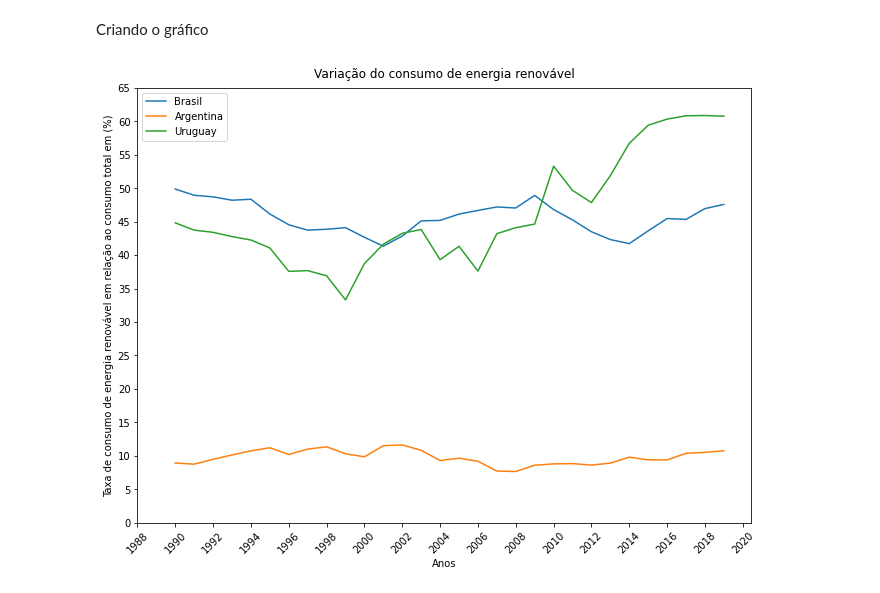
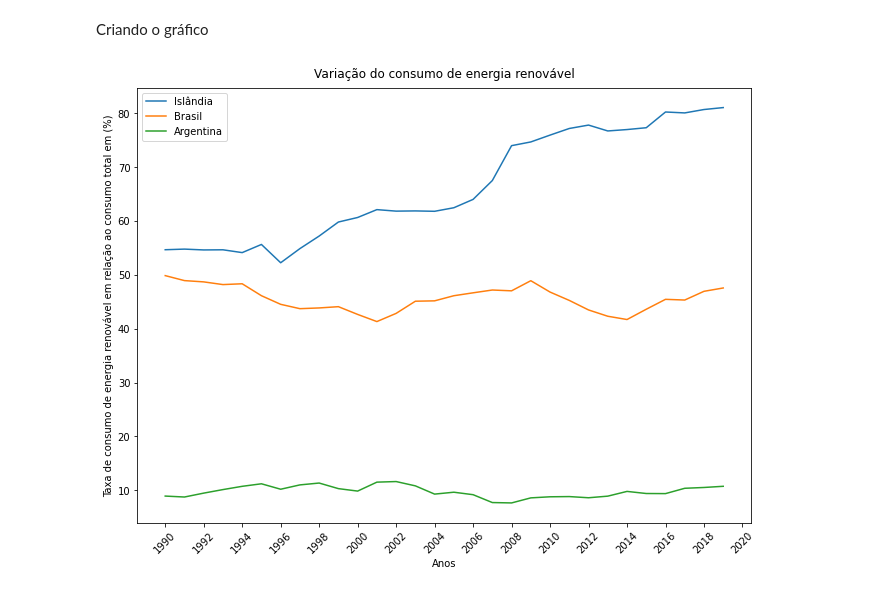
Before and after one commit to eriksoaress/EnergiaRenovavel---Erik-e-Gustavo-Antony, a Jupyter notebook: aps1/APS1.ipynb, the cells around one changed output. Drawn from its saved outputs; the diff is of its cells as text; code cells hidden in the pictures.

Commit message:
add iceland e alterando gráfico

```diff
--- a/aps1/APS1.ipynb
+++ b/aps1/APS1.ipynb
@@ -11,36 +11,33 @@ brasil = df['Country Name'] == 'Brazil'
 brasil_df = df.loc[brasil]
 argentina = df['Country Name'] == "Argentina"
 argentina_df = df.loc[argentina]
-uruguay = df['Country Name'] == "Uruguay"
-uruguay_df = df.loc[uruguay]
+iceland = df['Country Name'] == "Iceland"
+iceland_df = df.loc[iceland]
 # %% [markdown]
 Inicializando e preenchendo as listas que serão utilizadas nos plots
 # %%
 anos = []
 porcentagens_brasil = []
 porcentagens_argentina = []
-porcentagens_uruguay = []
+porcentagens_iceland = []
 for a in range(1960,2022):
     anos.append(str(a))
     porcentagens_brasil.append(brasil_df[str(a)])
     porcentagens_argentina.append(argentina_df[str(a)])
-    porcentagens_uruguay.append(uruguay_df[str(a)])
-anos_int = []
-for ano in anos:
-    anos_int.append(int(ano))
+    porcentagens_iceland.append(iceland_df[str(a)])
+anos_int = list(range(1960,2022))
 # %% [markdown]
 Criando o gráfico
 # %%
 plt.figure(figsize=(11,8))
-plt.plot(anos_int,porcentagens_uruguay, label='Uruguay')
+plt.plot(anos_int,porcentagens_iceland, label='Islândia')
 plt.plot(anos_int,porcentagens_brasil, label='Brasil')
 plt.plot(anos_int,porcentagens_argentina, label='Argentina')
-plt.xticks(list(range(1988,2021,2)),rotation=45)
-plt.yticks(list(range(0,70,5)))
+plt.xticks(list(range(1990,2021,2)),rotation=45)
 plt.ylabel('Taxa de consumo de energia renovável em relação ao consumo total em (%)')
 plt.xlabel('Anos')
 plt.title("Variação do consumo de energia renovável", pad=10)
 plt.legend()
 plt.show()
 # %% [output]
-[figure, old version]
+[figure, new version]
```
